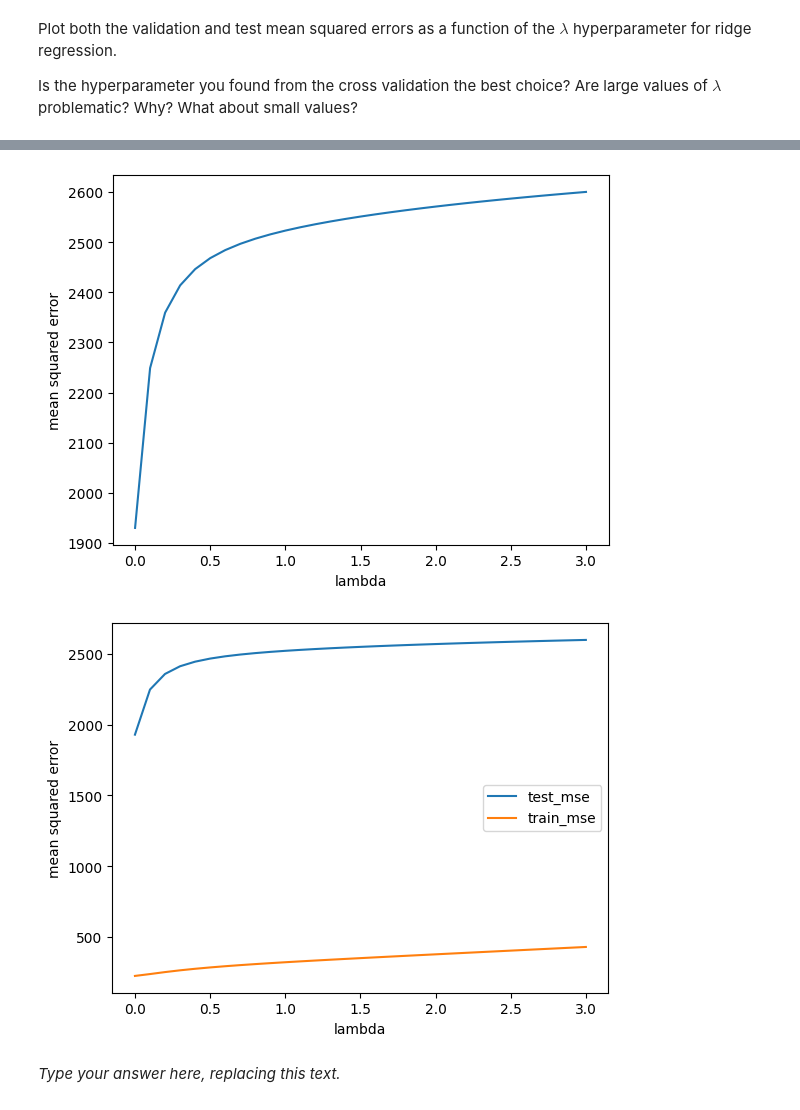
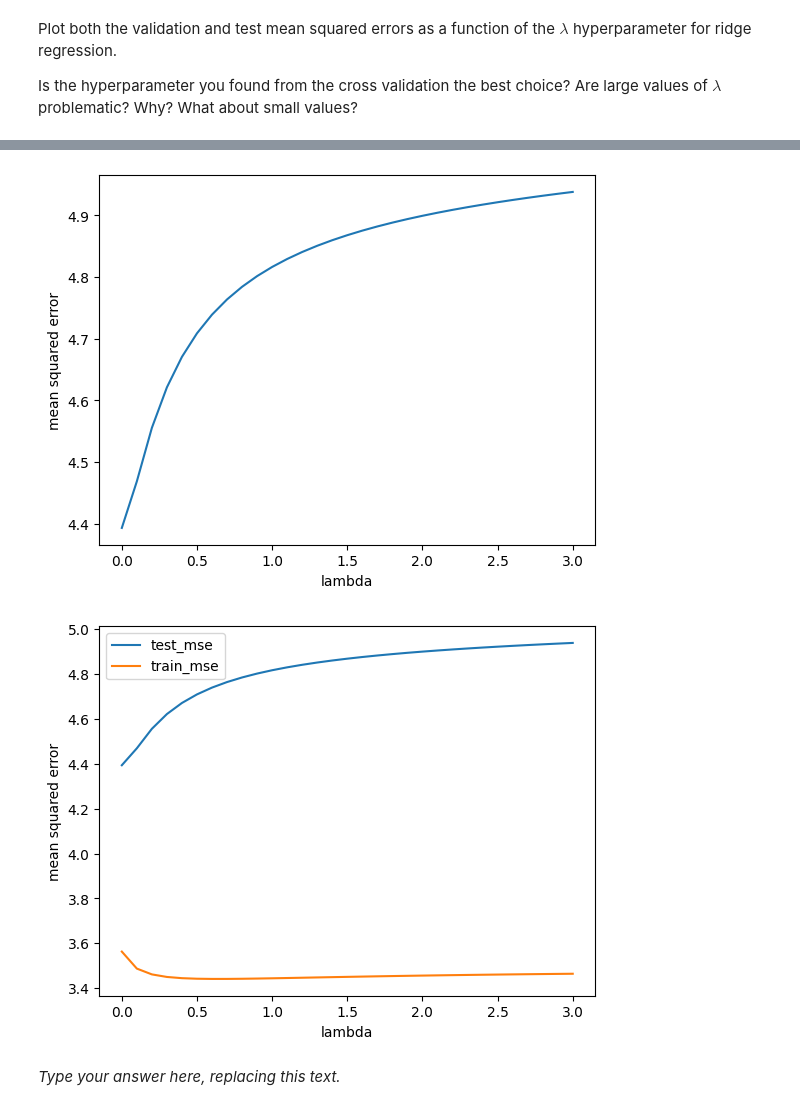
Before and after one commit to Michellominy/ML_assignments, a Jupyter notebook: A1/INF8245E_Assignment_1_skeleton.ipynb, the cells around one changed output, grey strips where cells are left out. Saved outputs shown, nothing was run; the diff lists cells and outputs as text; code cells hidden in the pictures.

```diff
--- a/A1/INF8245E_Assignment_1_skeleton.ipynb
+++ b/A1/INF8245E_Assignment_1_skeleton.ipynb
@@ -177,8 +177,8 @@ def cross_validation_linear_regression(k_folds: int, hyperparameters: List[float
 
             w = solve_ridge_regression(X_train, y_train, hyperparam)
             y_hat = predict_linear_regression(X_validation, w)
-            curr_rmse = (0.5 * np.dot(np.subtract(y_validation, y_hat).transpose(), np.subtract(y_validation, y_hat))) + (hyperparam * (w.transpose().dot(w)))
-
+            #curr_rmse = (0.5 * np.dot(np.subtract(y_validation, y_hat).transpose(), np.subtract(y_validation, y_hat))) + (hyperparam * (w.transpose().dot(w)))
+            curr_rmse = rmse(y_validation, y_hat) #+ (hyperparam * (w.transpose().dot(w)))
             average_rmse += curr_rmse
 
         average_rmse = average_rmse/k_folds
@@ -192,7 +192,7 @@ def cross_validation_linear_regression(k_folds: int, hyperparameters: List[float
     fold_size = X.shape[0] / k_folds
 
     for idx, hyperparam in enumerate(hyperparameters):
-        curr_average_rmse = calculate_average_rmse_accross_kfolds(hyperparam, fold_size).flat[0]
+        curr_average_rmse = calculate_average_rmse_accross_kfolds(hyperparam, fold_size)
         mean_squared_errors[idx] = curr_average_rmse
         if(curr_average_rmse < best_mean_squared_error):
             best_mean_squared_error = curr_average_rmse
@@ -271,7 +270,8 @@ X_withBias = create_inputs_with_bias(X_te)
 for idx, hyperparam in enumerate(hyperparams):
     w = solve_ridge_regression(X_withBias, y_te, hyperparam)
     y_hat = predict_linear_regression(X_withBias, w)
-    curr_mse = (0.5 * np.dot(np.subtract(y_te, y_hat).transpose(), np.subtract(y_te, y_hat))).flat[0] + hyperparam * (w.transpose().dot(w))
+    #curr_mse = (0.5 * np.dot(np.subtract(y_te, y_hat).transpose(), np.subtract(y_te, y_hat))).flat[0] + hyperparam * (w.transpose().dot(w))
+    curr_mse = rmse(y_te, y_hat) #+ (hyperparam * (w.transpose().dot(w)))
     test_mse[idx] = curr_mse
 
 plot_linear_regression_mean_squared_errors(test_mse, hyperparams)
@@ -287,5 +287,5 @@ plt.show()
-[figure, old version]
+[figure, new version]
-[figure, old version]
+[figure, new version]
 # %% [markdown]
 _Type your answer here, replacing this text._
 # %% [markdown]
```
Also changed, not shown: parts of 3 cells of this notebook, 1 other file.
